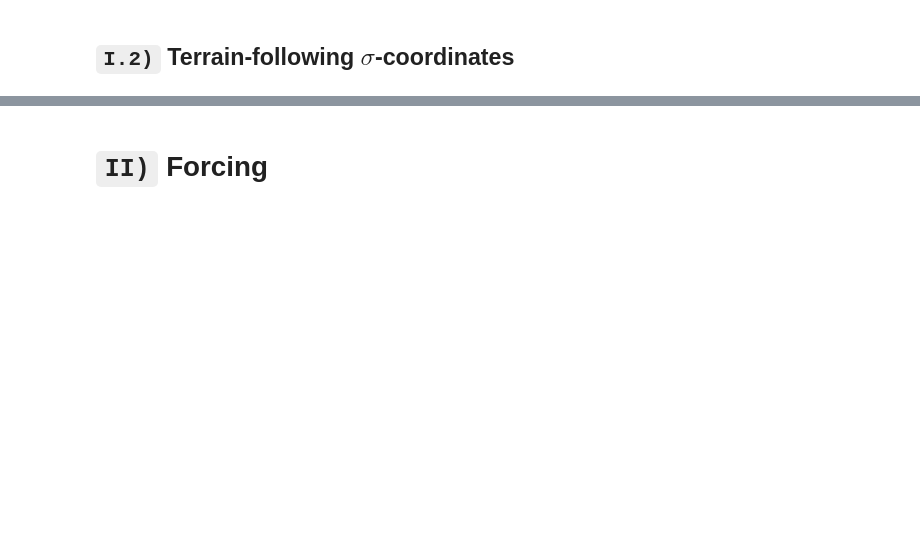
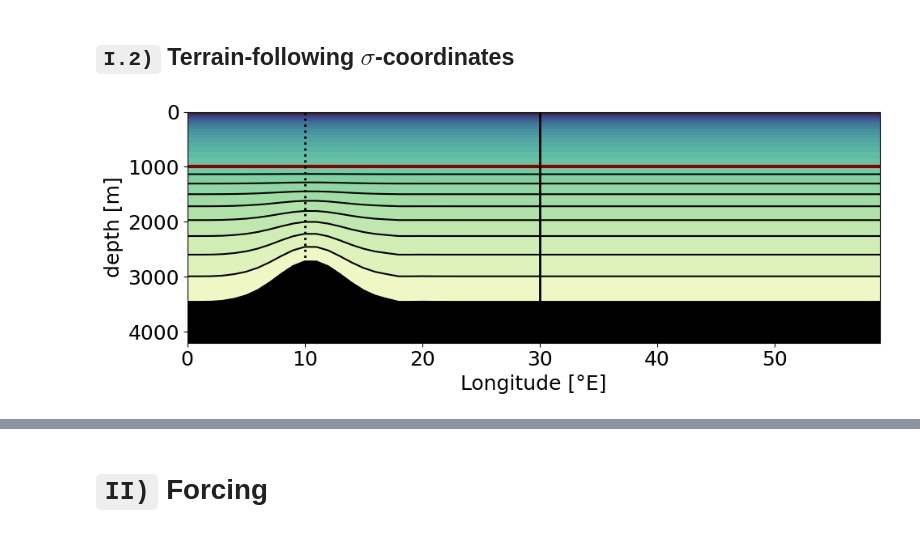
Before and after one commit to vopikamm/dino-analysis, a Jupyter notebook: DINO.ipynb, the cells around one changed output, grey strips where cells are left out. Drawn from its saved outputs; the diff is of its cells as text; code cells hidden in the pictures; blank space fills up the shorter version.

```diff
--- a/DINO.ipynb
+++ b/DINO.ipynb
@@ -74,17 +87,20 @@ plt.show()
 # %%
 dino_exp.add_sigma_levels()
 # %%
-fig, axs = plt.subplots(1,2, figsize=(18,8), sharey=True)
-z_eq    = dino_exp.domain.sigma_levels.isel(z_f=slice(0,27), y_c=100).plot.contourf(x='x_c', y='gdepw_0',levels=36, cmap=cm.deep, yincrease=False, ax=axs[0], vmin=1, vmax=36, add_colorbar=False)
-s_eq    = dino_exp.domain.sigma_levels.isel(z_f=slice(26,-1), y_c=100).plot.contourf(x='x_c', y='gdepw_0',levels=36, cmap=cm.deep, yincrease=False, ax=axs[0], vmin=1, vmax=36, add_colorbar=False)
-z_cha   = dino_exp.domain.sigma_levels.isel(z_f=slice(0,27), y_c=32).plot.contourf(x='x_c', y='gdepw_0',levels=36, cmap=cm.deep, yincrease=False, ax=axs[1], vmin=1, vmax=36, add_colorbar=False)
-s_cha   = dino_exp.domain.sigma_levels.isel(z_f=slice(26,-1), y_c=32).plot.contourf(x='x_c', y='gdepw_0',levels=36, cmap=cm.deep, yincrease=False, ax=axs[1], vmin=1, vmax=36, add_colorbar=False)
-cbar_z  = fig.colorbar(z_eq, ax=axs[:2], location='right', label='vertical levels')
-cbar_z.ax.invert_yaxis()
-dino_exp.domain.gdepw_0.isel(z_f=slice(26,-1), y_c=100).plot.line(x='x_c',add_legend=False, color='white', linestyle='-',ax=axs[0])
-dino_exp.domain.gdepw_0.isel(z_f=slice(26,-1), y_c=32).plot.line(x='x_c', add_legend=False, color='white', linestyle='-',ax=axs[1])
-axs[0].hlines(1000, xmin=0, xmax=59, color='darkred', linewidth=3)
-axs[1].hlines(1000, xmin=0, xmax=59, color='darkred', linewidth=3)
-axs[1].set_ylabel('')
-axs[0].set_title(r'Vertical level at the equator')
-axs[1].set_title(r'Vertical level in the channel')
+
+fig, axs = plt.subplots(1,1, figsize=(10,4))
+z_cha   = dino_exp.domain.sigma_levels.isel(z_f=slice(0,27), y_c=32).plot.contourf(x='x_c', y='gdepw_0',levels=36, cmap=cm.deep_r, yincrease=False, ax=axs, vmin=1, vmax=36, add_colorbar=False)
+s_cha   = dino_exp.domain.sigma_levels.isel(z_f=slice(26,-1), y_c=32).plot.contourf(x='x_c', y='gdepw_0',levels=36, cmap=cm.deep_r, yincrease=False, ax=axs, vmin=1, vmax=36, add_colorbar=False)
+#cbar_z  = fig.colorbar(z_eq, ax=axs[1:2], location='bottom', label='vertical levels')
+#cbar_z.ax.invert_yaxis()
+dino_exp.domain.gdepw_0.isel(z_f=slice(26,-1), y_c=32).plot.line(x='x_c', add_legend=False, color='black', linestyle='-',ax=axs)
+axs.hlines(1000, xmin=0, xmax=59, color='darkred', linewidth=3)
+axs.vlines(10, ymin=0, ymax=4000, color='black', linestyle=':', linewidth=2)
+axs.vlines(30, ymin=0, ymax=4000, color='black', linewidth=2)
+axs.set_title(r'')
+axs.set_facecolor('black')
+axs.set_xlabel('Longitude [°E]')
+plt.tight_layout()
+plt.savefig('s-coords_ch.png', facecolor=(1,1,1,0))
+# %% [output]
+[figure, added]
```
Also changed, not shown: parts of 10 cells of this notebook, 4 other files.
